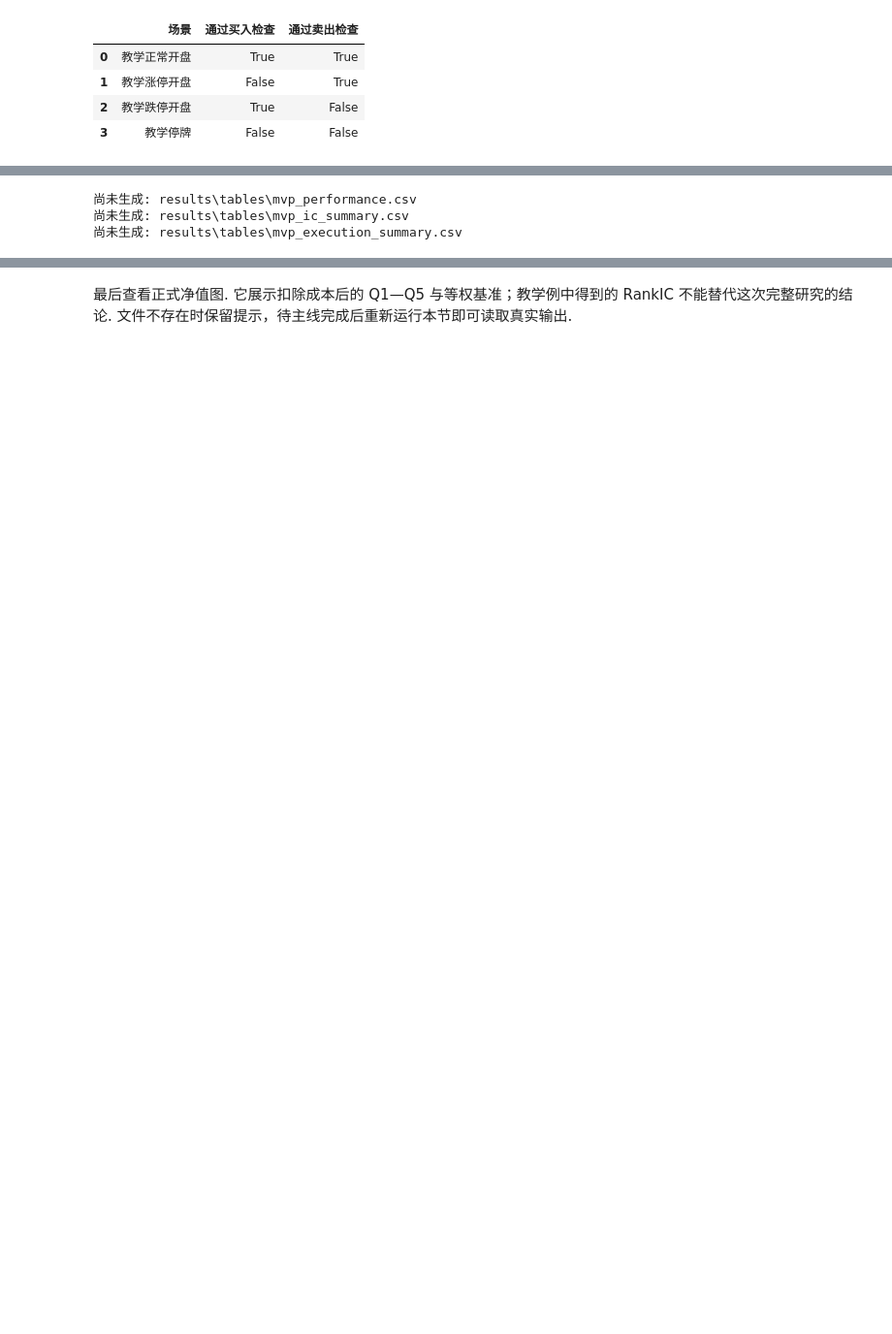
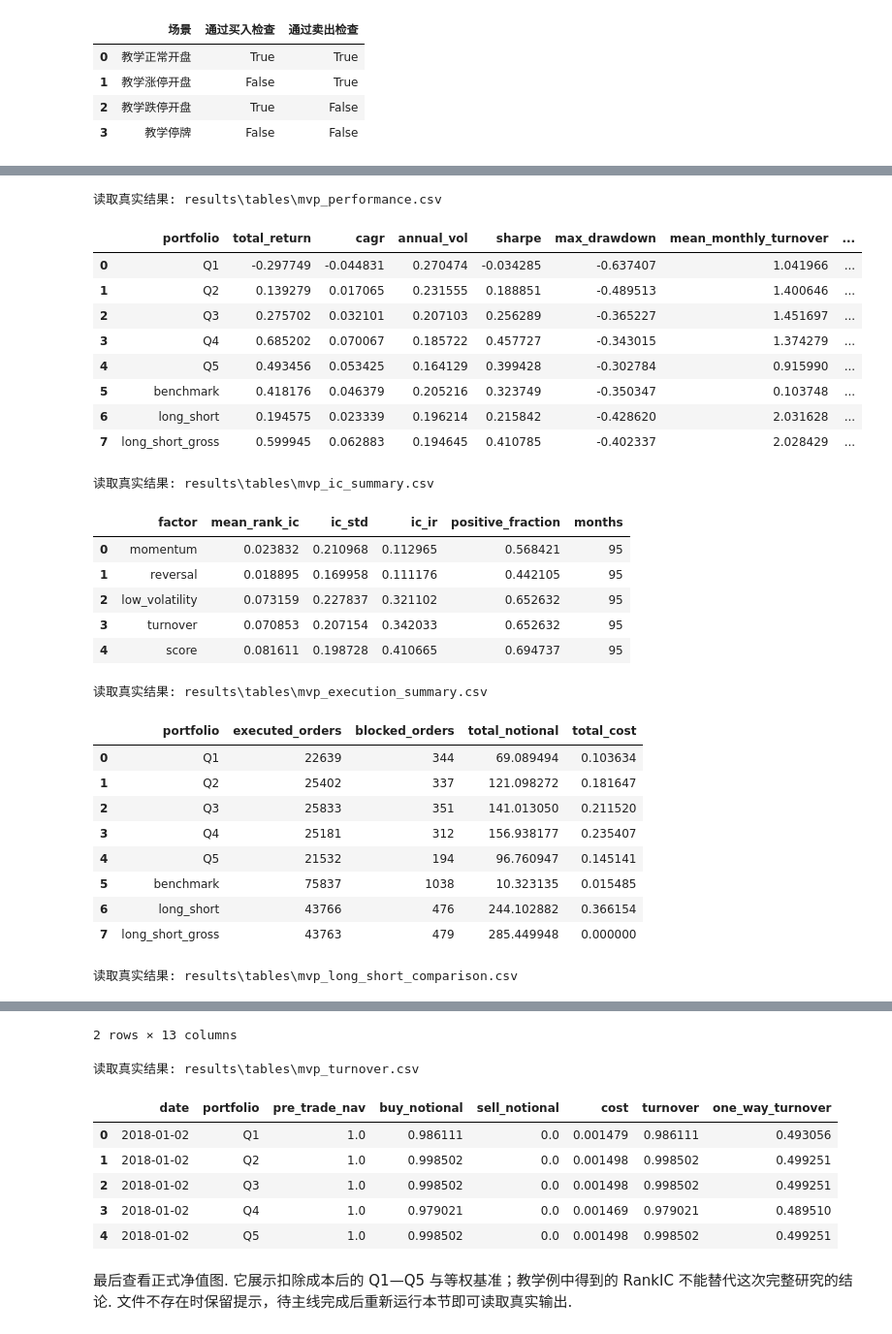
Before and after one commit to OuyangYiming/a-share-multifactor, a Jupyter notebook: notebooks/mvp_walkthrough.ipynb, the cells around one changed output, grey strips where cells are left out. Shown at 97% size. Drawn from its saved outputs; the diff is of its cells as text; code cells hidden in the pictures; blank space fills up the shorter version.

```diff
--- a/notebooks/mvp_walkthrough.ipynb
+++ b/notebooks/mvp_walkthrough.ipynb
@@ -275,12 +326,39 @@ display(pd.DataFrame(gates))
 # %%
-for filename in ["mvp_performance.csv", "mvp_ic_summary.csv", "mvp_execution_summary.csv"]:
+for filename in ["mvp_performance.csv", "mvp_ic_summary.csv", "mvp_execution_summary.csv",
+                 "mvp_long_short_comparison.csv", "mvp_turnover.csv"]:
     path = root / "results/tables" / filename
     if path.exists():
         print("读取真实结果:", path.relative_to(root))
-        display(pd.read_csv(path))
+        table = pd.read_csv(path)
+        display(table.head() if filename == "mvp_turnover.csv" else table)
     else:
         print("尚未生成:", path.relative_to(root))
 # %% [output]
-尚未生成: results\tables\mvp_performance.csv
-尚未生成: results\tables\mvp_ic_summary.csv
-尚未生成: results\tables\mvp_execution_summary.csv
+读取真实结果: results\tables\mvp_performance.csv
+|  | portfolio | total_return | cagr | annual_vol | sharpe | max_drawdown | mean_monthly_turnover | ... |
+| 0 | Q1 | -0.297749 | -0.044831 | 0.270474 | -0.034285 | -0.637407 | 1.041966 | ... |
+| 1 | Q2 | 0.139279 | 0.017065 | 0.231555 | 0.188851 | -0.489513 | 1.400646 | ... |
+| 2 | Q3 | 0.275702 | 0.032101 | 0.207103 | 0.256289 | -0.365227 | 1.451697 | ... |
+| 3 | Q4 | 0.685202 | 0.070067 | 0.185722 | 0.457727 | -0.343015 | 1.374279 | ... |
+| 4 | Q5 | 0.493456 | 0.053425 | 0.164129 | 0.399428 | -0.302784 | 0.915990 | ... |
+| 5 | benchmark | 0.418176 | 0.046379 | 0.205216 | 0.323749 | -0.350347 | 0.103748 | ... |
+| 6 | long_short | 0.194575 | 0.023339 | 0.196214 | 0.215842 | -0.428620 | 2.031628 | ... |
+| 7 | long_short_gross | 0.599945 | 0.062883 | 0.194645 | 0.410785 | -0.402337 | 2.028429 | ... |
+读取真实结果: results\tables\mvp_ic_summary.csv
+|  | factor | mean_rank_ic | ic_std | ic_ir | positive_fraction | months |
+| 0 | momentum | 0.023832 | 0.210968 | 0.112965 | 0.568421 | 95 |
+| 1 | reversal | 0.018895 | 0.169958 | 0.111176 | 0.442105 | 95 |
+| 2 | low_volatility | 0.073159 | 0.227837 | 0.321102 | 0.652632 | 95 |
+| 3 | turnover | 0.070853 | 0.207154 | 0.342033 | 0.652632 | 95 |
+| 4 | score | 0.081611 | 0.198728 | 0.410665 | 0.694737 | 95 |
+读取真实结果: results\tables\mvp_execution_summary.csv
+|  | portfolio | executed_orders | blocked_orders | total_notional | total_cost |
+| 0 | Q1 | 22639 | 344 | 69.089494 | 0.103634 |
+| 1 | Q2 | 25402 | 337 | 121.098272 | 0.181647 |
+| 2 | Q3 | 25833 | 351 | 141.013050 | 0.211520 |
+| 3 | Q4 | 25181 | 312 | 156.938177 | 0.235407 |
+| 4 | Q5 | 21532 | 194 | 96.760947 | 0.145141 |
+| 5 | benchmark | 75837 | 1038 | 10.323135 | 0.015485 |
+| 6 | long_short | 43766 | 476 | 244.102882 | 0.366154 |
+| 7 | long_short_gross | 43763 | 479 | 285.449948 | 0.000000 |
+读取真实结果: results\tables\mvp_long_short_comparison.csv
@@ -287,3 +368,11 @@ for filename in ["mvp_performance.csv", "mvp_ic_summary.csv", "mvp_execution_sum
+2 rows × 13 columns
+读取真实结果: results\tables\mvp_turnover.csv
+|  | date | portfolio | pre_trade_nav | buy_notional | sell_notional | cost | turnover | one_way_turnover |
+| 0 | 2018-01-02 | Q1 | 1.0 | 0.986111 | 0.0 | 0.001479 | 0.986111 | 0.493056 |
+| 1 | 2018-01-02 | Q2 | 1.0 | 0.998502 | 0.0 | 0.001498 | 0.998502 | 0.499251 |
+| 2 | 2018-01-02 | Q3 | 1.0 | 0.998502 | 0.0 | 0.001498 | 0.998502 | 0.499251 |
+| 3 | 2018-01-02 | Q4 | 1.0 | 0.979021 | 0.0 | 0.001469 | 0.979021 | 0.489510 |
+| 4 | 2018-01-02 | Q5 | 1.0 | 0.998502 | 0.0 | 0.001498 | 0.998502 | 0.499251 |
 # %% [markdown]
 最后查看正式净值图. 它展示扣除成本后的 Q1—Q5 与等权基准；教学例中得到的 RankIC 不能替代这次完整研究的结论. 文件不存在时保留提示，待主线完成后重新运行本节即可读取真实输出.
 # %%
```
Also changed, not shown: parts of 9 cells of this notebook, 19 other files.
